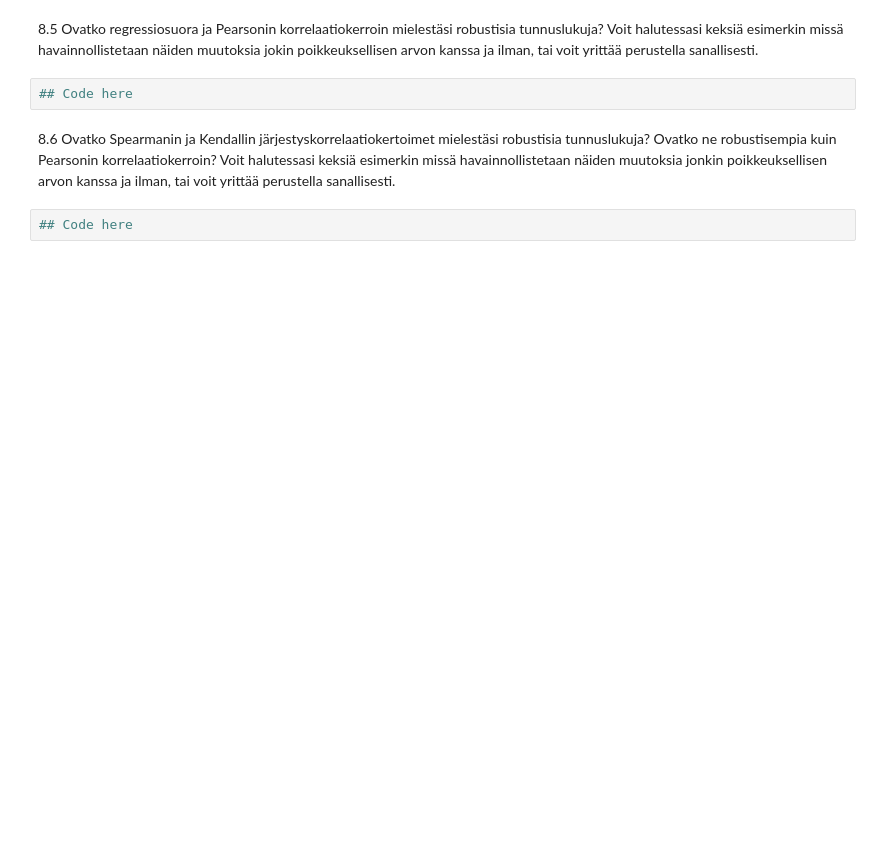
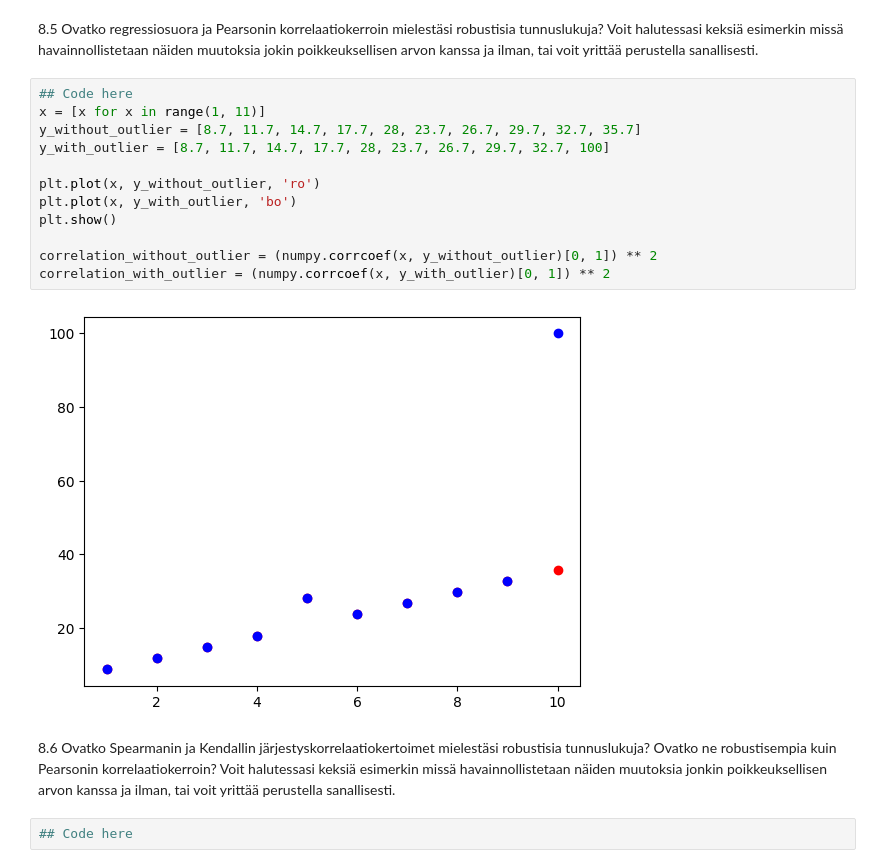
Before and after one commit to walterairs/statsandprobs, a Jupyter notebook: statistics/lesson_eight.ipynb, the cells around one changed output. Saved outputs shown, nothing was run; the diff lists cells and outputs as text; blank space fills up the shorter version.

```diff
--- a/statistics/lesson_eight.ipynb
+++ b/statistics/lesson_eight.ipynb
@@ -23,7 +65,19 @@ answer here
 # %% [markdown]
 8.5 Ovatko regressiosuora ja Pearsonin korrelaatiokerroin mielestäsi robustisia tunnuslukuja? Voit halutessasi keksiä esimerkin missä havainnollistetaan näiden muutoksia jokin poikkeuksellisen arvon kanssa ja ilman, tai voit yrittää perustella sanallisesti.
-# %%
-## Code here
+# %%
+## Code here
+x = [x for x in range(1, 11)]
+y_without_outlier = [8.7, 11.7, 14.7, 17.7, 28, 23.7, 26.7, 29.7, 32.7, 35.7]
+y_with_outlier = [8.7, 11.7, 14.7, 17.7, 28, 23.7, 26.7, 29.7, 32.7, 100]
+
+plt.plot(x, y_without_outlier, 'ro')
+plt.plot(x, y_with_outlier, 'bo')
+plt.show()
+
+correlation_without_outlier = (numpy.corrcoef(x, y_without_outlier)[0, 1]) ** 2
+correlation_with_outlier = (numpy.corrcoef(x, y_with_outlier)[0, 1]) ** 2
+# %% [output]
+[figure, added]
 # %% [markdown]
 8.6 Ovatko Spearmanin ja Kendallin järjestyskorrelaatiokertoimet mielestäsi robustisia tunnuslukuja? Ovatko ne robustisempia kuin Pearsonin korrelaatiokerroin? Voit halutessasi keksiä esimerkin missä havainnollistetaan näiden muutoksia jonkin poikkeuksellisen arvon kanssa ja ilman, tai voit yrittää perustella sanallisesti.
 # %%
```
Also changed, not shown: parts of 9 cells of this notebook.
